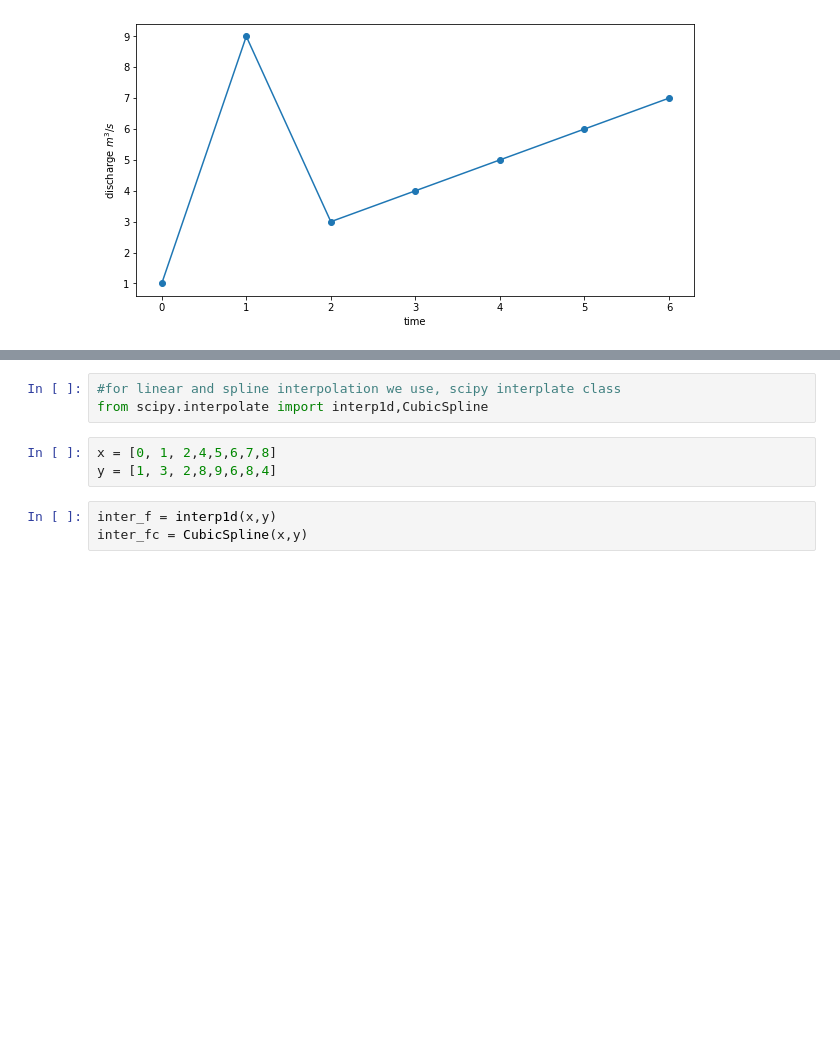
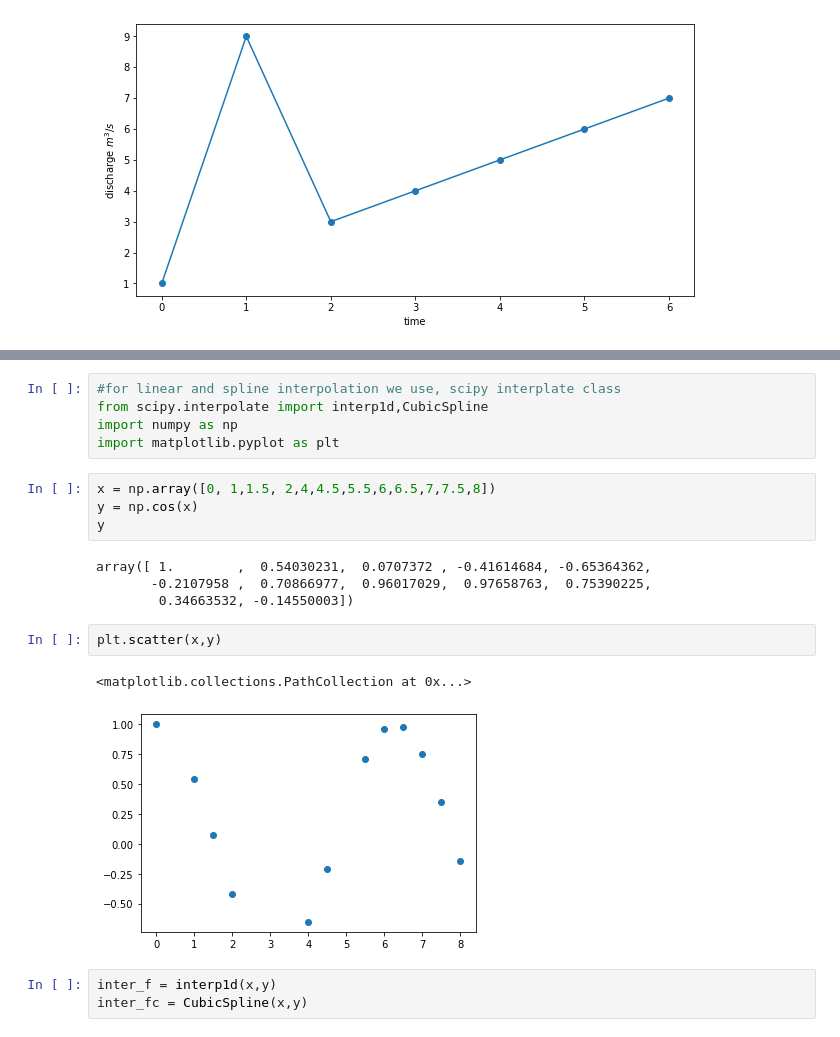
Before and after one commit to deependran7/Numerical-Computation-Class, a Jupyter notebook: Day_1.ipynb, the cells around one changed output, grey strips where cells are left out. Saved outputs shown, nothing was run; the diff lists cells and outputs as text; blank space fills up the shorter version.

```diff
--- a/Day_1.ipynb
+++ b/Day_1.ipynb
@@ -172,9 +173,21 @@ The obtained linear equation are solved to find the coefficent to obtain the int
 # %%
 #for linear and spline interpolation we use, scipy interplate class
 from scipy.interpolate import interp1d,CubicSpline
+import numpy as np
+import matplotlib.pyplot as plt
 # %%
-x = [0, 1, 2,4,5,6,7,8]
-y = [1, 3, 2,8,9,6,8,4]
+x = np.array([0, 1,1.5, 2,4,4.5,5.5,6,6.5,7,7.5,8])
+y = np.cos(x)
+y
+# %% [output]
+array([ 1.        ,  0.54030231,  0.0707372 , -0.41614684, -0.65364362,
+       -0.2107958 ,  0.70866977,  0.96017029,  0.97658763,  0.75390225,
+        0.34663532, -0.14550003])
+# %%
+plt.scatter(x,y)
+# %% [output]
+<matplotlib.collections.PathCollection at 0x...>
+[figure, added]
 # %%
 inter_f = interp1d(x,y)
 inter_fc = CubicSpline(x,y)
```
Also changed, not shown: parts of 12 cells of this notebook.
